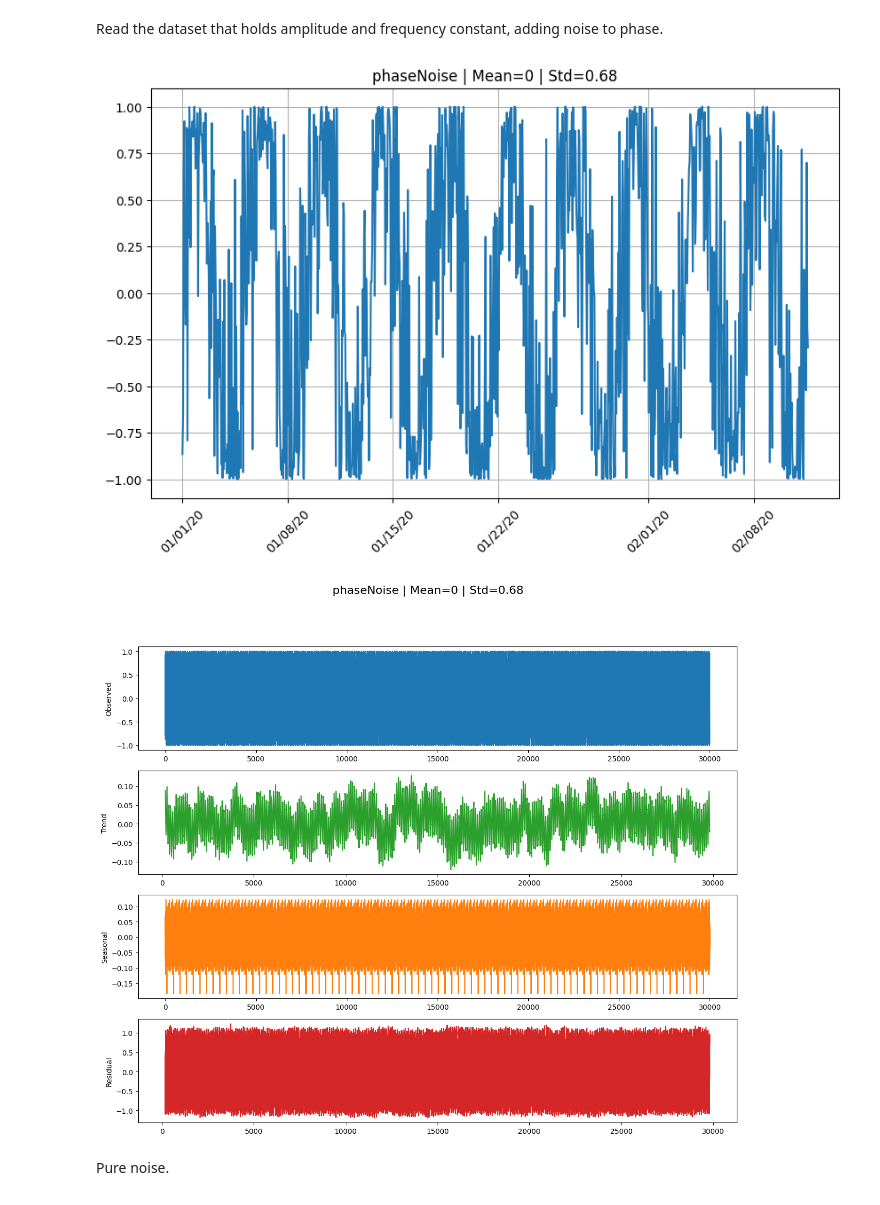
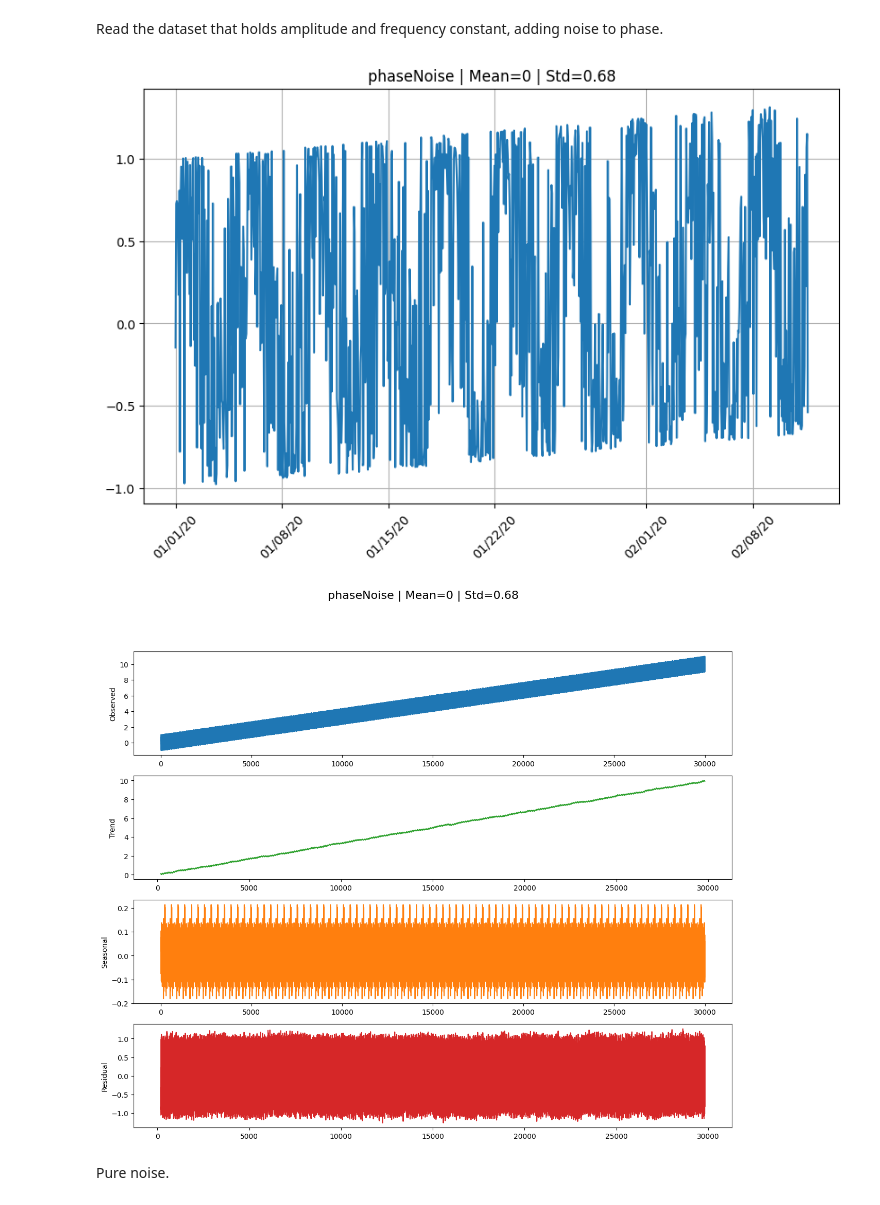
Before and after one commit to jc000222/SNP_project_codes, a Jupyter notebook: EDA for Synthetic Data.ipynb, the cells around one changed output. Drawn from its saved outputs; the diff is of its cells as text; code cells hidden in the pictures.

```diff
--- a/EDA for Synthetic Data.ipynb
+++ b/EDA for Synthetic Data.ipynb
@@ -78,16 +78,16 @@ EDA_freq_noise_single.plot_decomposition()
 # %% [markdown]
 Read the dataset that holds amplitude and frequency constant, adding noise to phase.
 # %%
-df_phase_noise_single = pd.read_csv('synthetic_data/PhaseNoise-Mean0-Std0p6848.csv')
+df_phase_noise_single = pd.read_csv('synthetic_data/PhaseNoise-Mean0-Slope0p1-Std1p0208.csv')
 df_phase_noise_single['Timestamp'] = pd.to_datetime(df_phase_noise_single['Timestamp'])
 EDA_phase_noise_single = EDARunner(df_phase_noise_single,"phaseNoise | Mean=0 | Std=0.68",Show_info=False)
 EDA_phase_noise_single.overview(Zoom_in=(0,1000))
 # %% [output]
-[figure, old version]
+[figure, new version]
 # %%
 EDA_phase_noise_single.plot_decomposition()
 # %% [output]
-[figure, old version]
+[figure, new version]
 # %% [markdown]
 Pure noise.
 # %%
```
Also changed, not shown: parts of 15 cells of this notebook, 23 other files.
